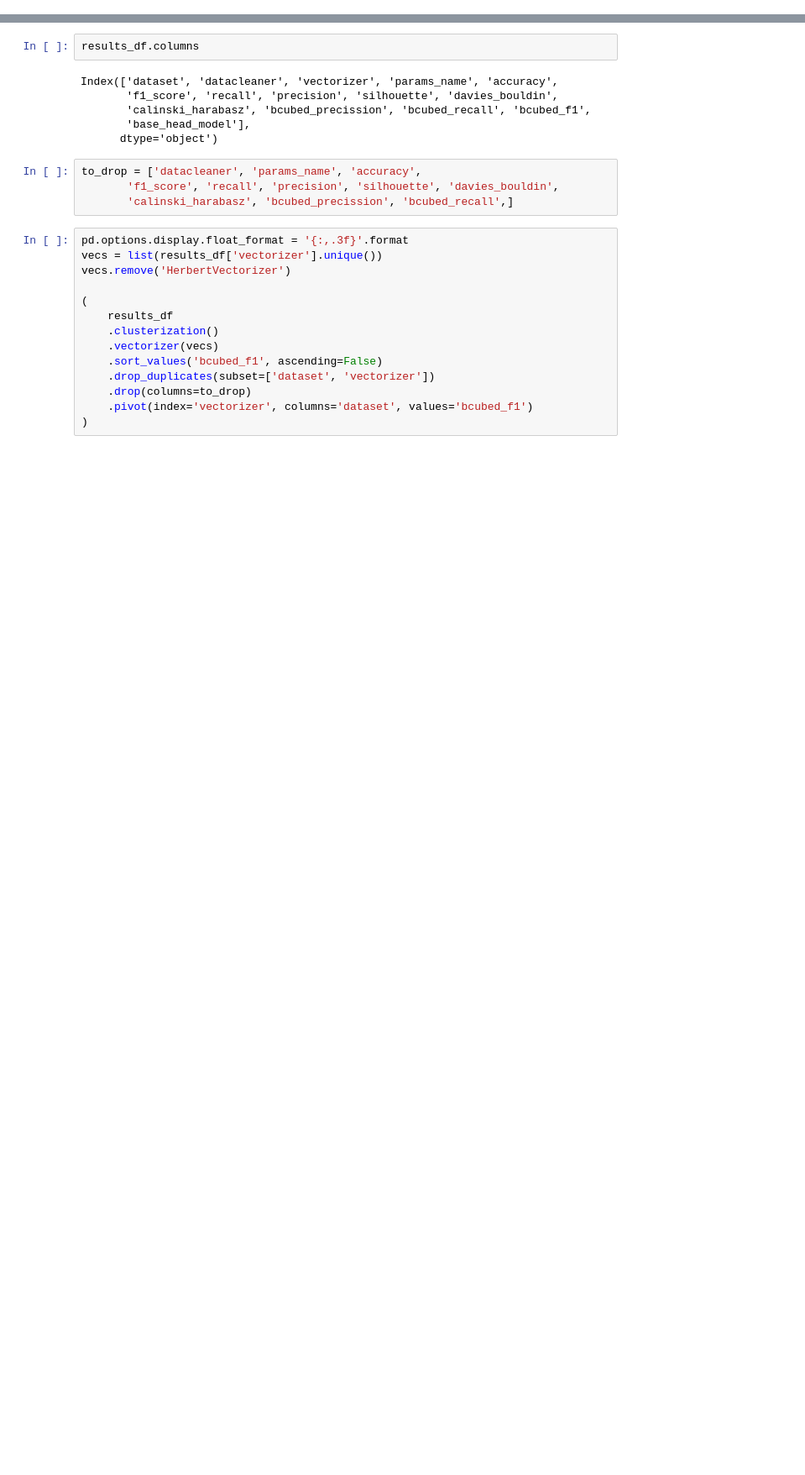
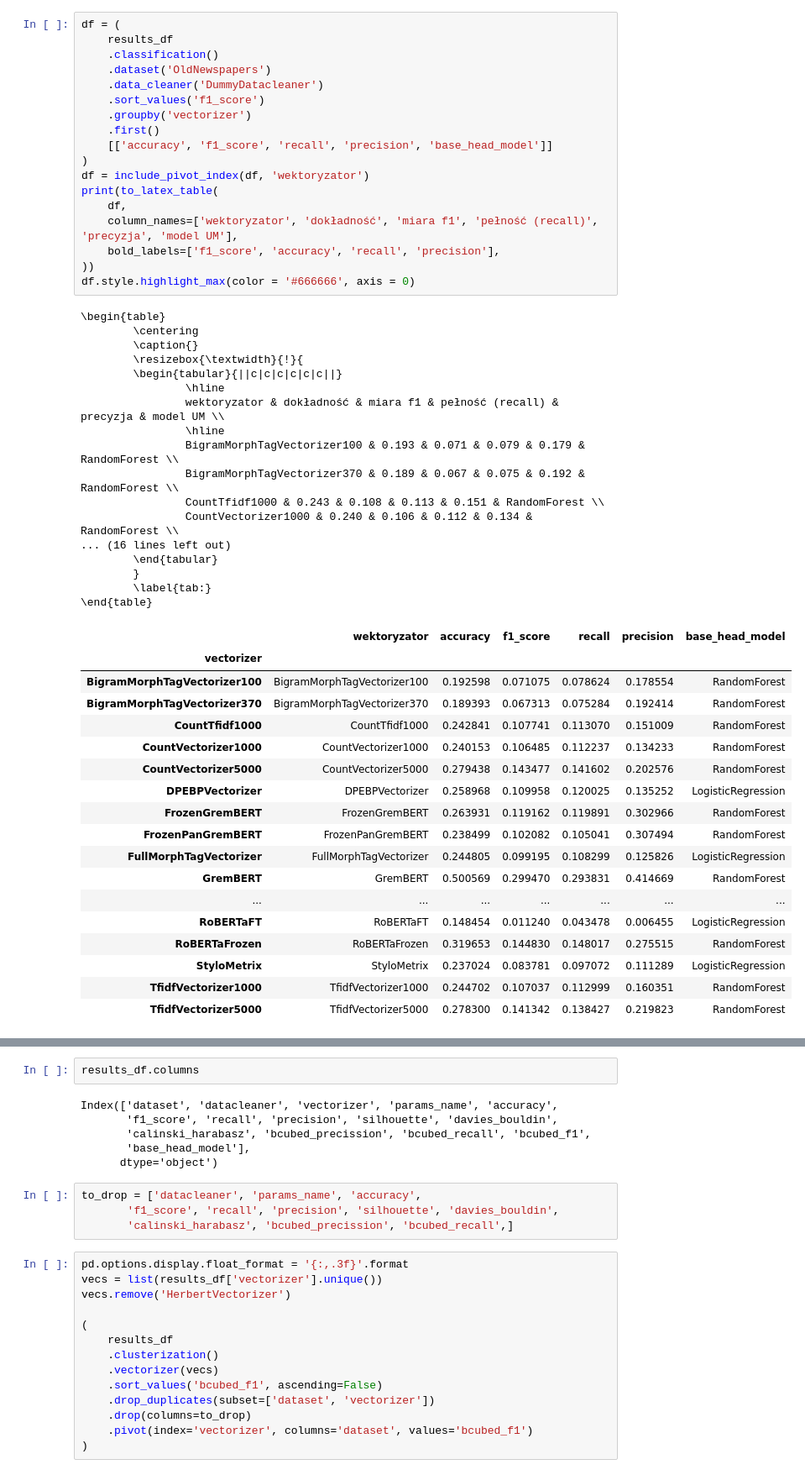
Before and after one commit to WitoldFracek/grembedding, a Jupyter notebook: notebooks/results_analysis.ipynb, the cells around one changed output, grey strips where cells are left out. Shown at 84% size. Cells and saved outputs as stored; diff of their text form; blank space fills up the shorter version.

```diff
--- a/notebooks/results_analysis.ipynb
+++ b/notebooks/results_analysis.ipynb
@@ -42,0 +45,54 @@ array(['TwitterCyberbullying', 'PrusVsSienkiewicz', 'WritingStyle',
+# %%
+df = (
+    results_df
+    .classification()
+    .dataset('OldNewspapers')
+    .data_cleaner('DummyDatacleaner')
+    .sort_values('f1_score')
+    .groupby('vectorizer')
+    .first()
+    [['accuracy', 'f1_score', 'recall', 'precision', 'base_head_model']]
+)
+df = include_pivot_index(df, 'wektoryzator')
+print(to_latex_table(
+    df,
+    column_names=['wektoryzator', 'dokładność', 'miara f1', 'pełność (recall)', 'precyzja', 'model UM'],
+    bold_labels=['f1_score', 'accuracy', 'recall', 'precision'],
+))
+df.style.highlight_max(color = '#666666', axis = 0)
+# %% [output]
+\begin{table}
+        \centering
+        \caption{}
+        \resizebox{\textwidth}{!}{
+        \begin{tabular}{||c|c|c|c|c|c||}
+                \hline
+                wektoryzator & dokładność & miara f1 & pełność (recall) & precyzja & model UM \\
+                \hline
+                BigramMorphTagVectorizer100 & 0.193 & 0.071 & 0.079 & 0.179 & RandomForest \\
+                BigramMorphTagVectorizer370 & 0.189 & 0.067 & 0.075 & 0.192 & RandomForest \\
+                CountTfidf1000 & 0.243 & 0.108 & 0.113 & 0.151 & RandomForest \\
+                CountVectorizer1000 & 0.240 & 0.106 & 0.112 & 0.134 & RandomForest \\
+... (16 lines left out)
+        \end{tabular}
+        }
+        \label{tab:}
+\end{table}
+|  | wektoryzator | accuracy | f1_score | recall | precision | base_head_model |
+| vectorizer |  |  |  |  |  |  |
+| BigramMorphTagVectorizer100 | BigramMorphTagVectorizer100 | 0.192598 | 0.071075 | 0.078624 | 0.178554 | RandomForest |
+| BigramMorphTagVectorizer370 | BigramMorphTagVectorizer370 | 0.189393 | 0.067313 | 0.075284 | 0.192414 | RandomForest |
+| CountTfidf1000 | CountTfidf1000 | 0.242841 | 0.107741 | 0.113070 | 0.151009 | RandomForest |
+| CountVectorizer1000 | CountVectorizer1000 | 0.240153 | 0.106485 | 0.112237 | 0.134233 | RandomForest |
+| CountVectorizer5000 | CountVectorizer5000 | 0.279438 | 0.143477 | 0.141602 | 0.202576 | RandomForest |
+| DPEBPVectorizer | DPEBPVectorizer | 0.258968 | 0.109958 | 0.120025 | 0.135252 | LogisticRegression |
+| FrozenGremBERT | FrozenGremBERT | 0.263931 | 0.119162 | 0.119891 | 0.302966 | RandomForest |
+| FrozenPanGremBERT | FrozenPanGremBERT | 0.238499 | 0.102082 | 0.105041 | 0.307494 | RandomForest |
+| FullMorphTagVectorizer | FullMorphTagVectorizer | 0.244805 | 0.099195 | 0.108299 | 0.125826 | LogisticRegression |
+| GremBERT | GremBERT | 0.500569 | 0.299470 | 0.293831 | 0.414669 | RandomForest |
+| ... | ... | ... | ... | ... | ... | ... |
+| RoBERTaFT | RoBERTaFT | 0.148454 | 0.011240 | 0.043478 | 0.006455 | LogisticRegression |
+| RoBERTaFrozen | RoBERTaFrozen | 0.319653 | 0.144830 | 0.148017 | 0.275515 | RandomForest |
+| StyloMetrix | StyloMetrix | 0.237024 | 0.083781 | 0.097072 | 0.111289 | LogisticRegression |
+| TfidfVectorizer1000 | TfidfVectorizer1000 | 0.244702 | 0.107037 | 0.112999 | 0.160351 | RandomForest |
+| TfidfVectorizer5000 | TfidfVectorizer5000 | 0.278300 | 0.141342 | 0.138427 | 0.219823 | RandomForest |
```
Also changed, not shown: parts of 10 cells of this notebook, 2 other files.
